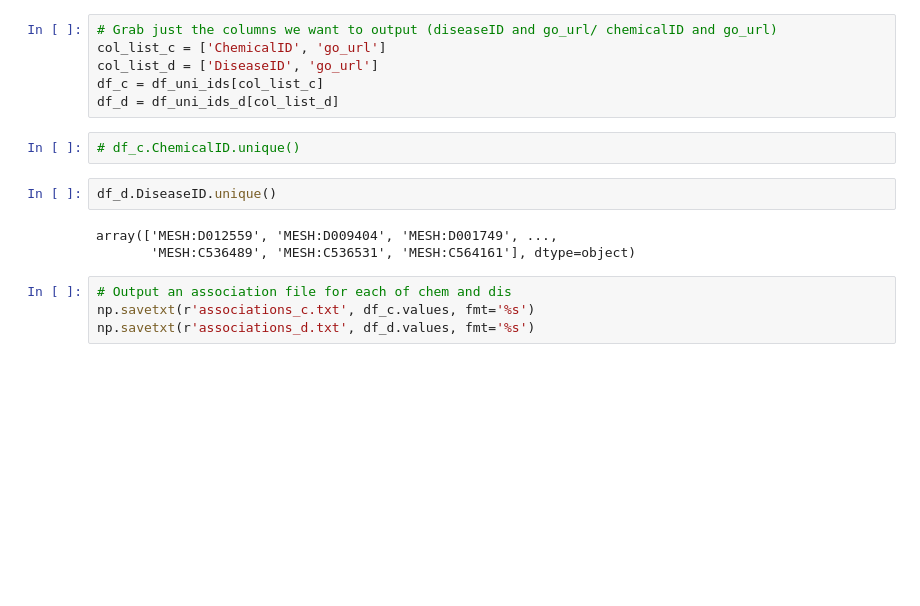
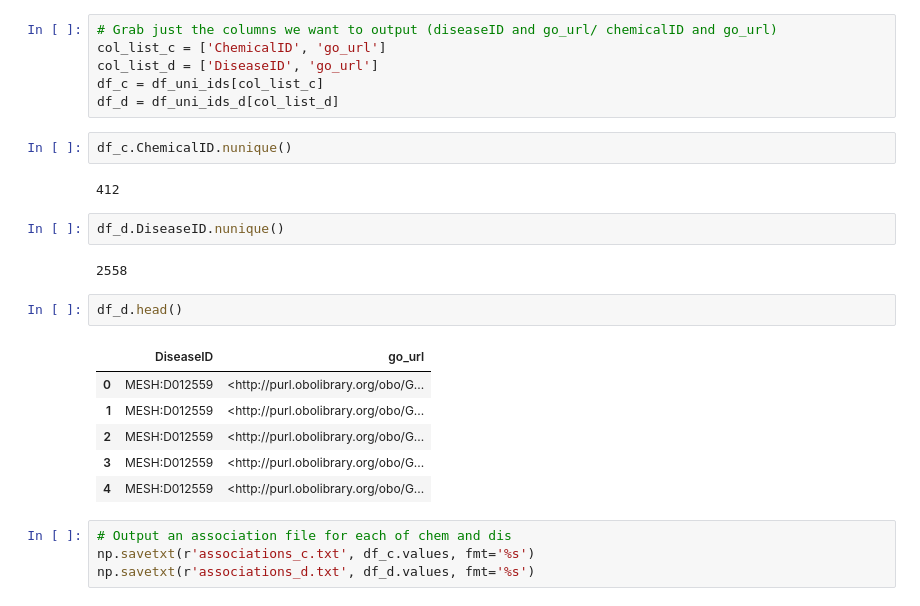
Before and after one commit to colemai/msc-thesis, a Jupyter notebook: opa/opa2vec.ipynb, the cells around one changed output. Cells and saved outputs as stored; diff of their text form; blank space fills up the shorter version.

```diff
--- a/opa/opa2vec.ipynb
+++ b/opa/opa2vec.ipynb
@@ -252,13 +267,23 @@ col_list_c = ['ChemicalID', 'go_url']
 col_list_d = ['DiseaseID', 'go_url']
 df_c = df_uni_ids[col_list_c]
 df_d = df_uni_ids_d[col_list_d]
-# %%
-# df_c.ChemicalID.unique()
+# %%
+df_c.ChemicalID.nunique()
+# %% [output]
+412
 # %%
-df_d.DiseaseID.unique()
+df_d.DiseaseID.nunique()
 # %% [output]
-array(['MESH:D012559', 'MESH:D009404', 'MESH:D001749', ...,
-       'MESH:C536489', 'MESH:C536531', 'MESH:C564161'], dtype=object)
+2558
+# %%
+df_d.head()
+# %% [output]
+|  | DiseaseID | go_url |
+| 0 | MESH:D012559 | <http://purl.obolibrary.org/obo/G... |
+| 1 | MESH:D012559 | <http://purl.obolibrary.org/obo/G... |
+| 2 | MESH:D012559 | <http://purl.obolibrary.org/obo/G... |
+| 3 | MESH:D012559 | <http://purl.obolibrary.org/obo/G... |
+| 4 | MESH:D012559 | <http://purl.obolibrary.org/obo/G... |
 # %%
 # Output an association file for each of chem and dis
 np.savetxt(r'associations_c.txt', df_c.values, fmt='%s')
```
Also changed, not shown: parts of 19 cells of this notebook, 1 other file.
